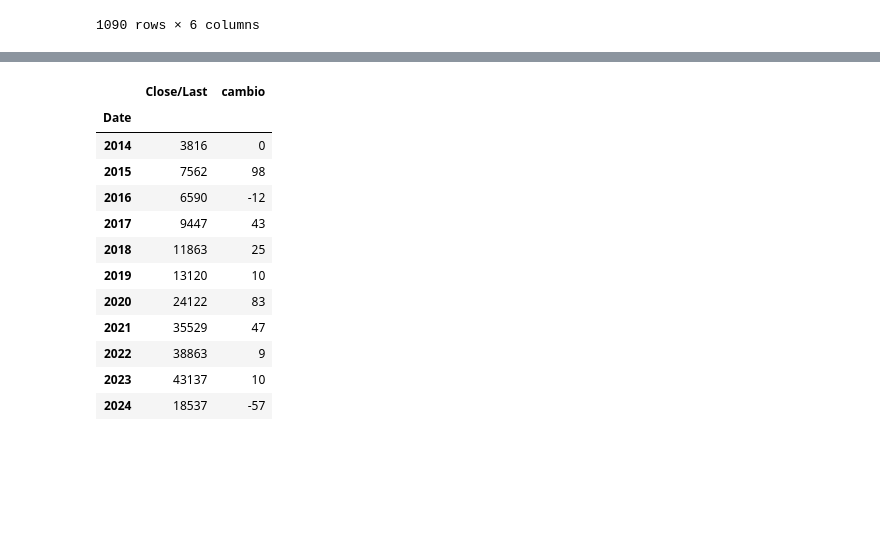
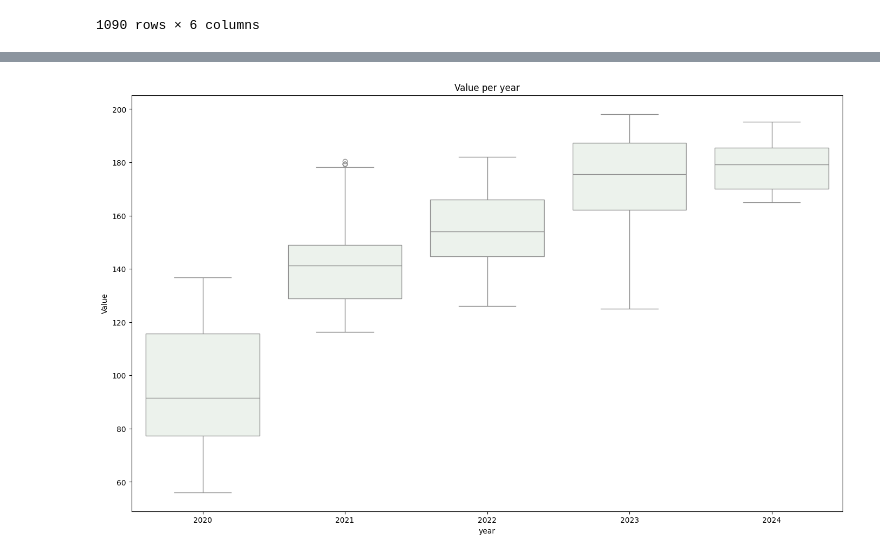
Before and after one commit to carlosgutierrezch/LSTM_Forecast, a Jupyter notebook: notebooks/EDA.ipynb, the cells around one changed output, grey strips where cells are left out. Cells and saved outputs as stored; diff of their text form; code cells hidden in the pictures; blank space fills up the shorter version.

```diff
--- a/notebooks/EDA.ipynb
+++ b/notebooks/EDA.ipynb
@@ -244,16 +194,9 @@ percentage_change(window_1)
-# %%
-time_change(window_5)
-# %% [output]
-|  | Close/Last | cambio |
-| Date |  |  |
-| 2014 | 3816 | 0 |
-| 2015 | 7562 | 98 |
-| 2016 | 6590 | -12 |
-| 2017 | 9447 | 43 |
-| 2018 | 11863 | 25 |
-| 2019 | 13120 | 10 |
-| 2020 | 24122 | 83 |
-| 2021 | 35529 | 47 |
-| 2022 | 38863 | 9 |
-| 2023 | 43137 | 10 |
-| 2024 | 18537 | -57 |
+# %%
+data= window_1.copy()
+# %%
+fig,ax = plt.subplots(figsize=(17,10))
+sns.boxplot(data=data,x="year",y="Value",ax=ax,palette="light:green",hue=0.1,legend=False)
+ax.set_title('Value per year')
+plt.show()
+# %% [output]
+[figure, added]
```
Also changed, not shown: parts of 12 cells of this notebook.
